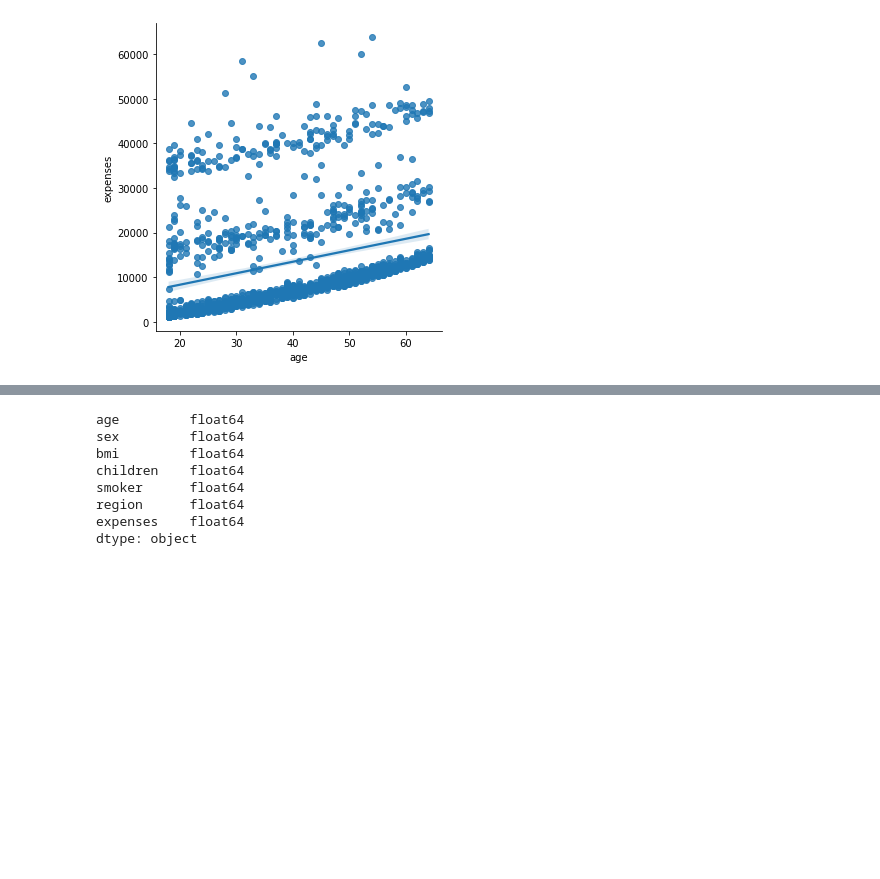
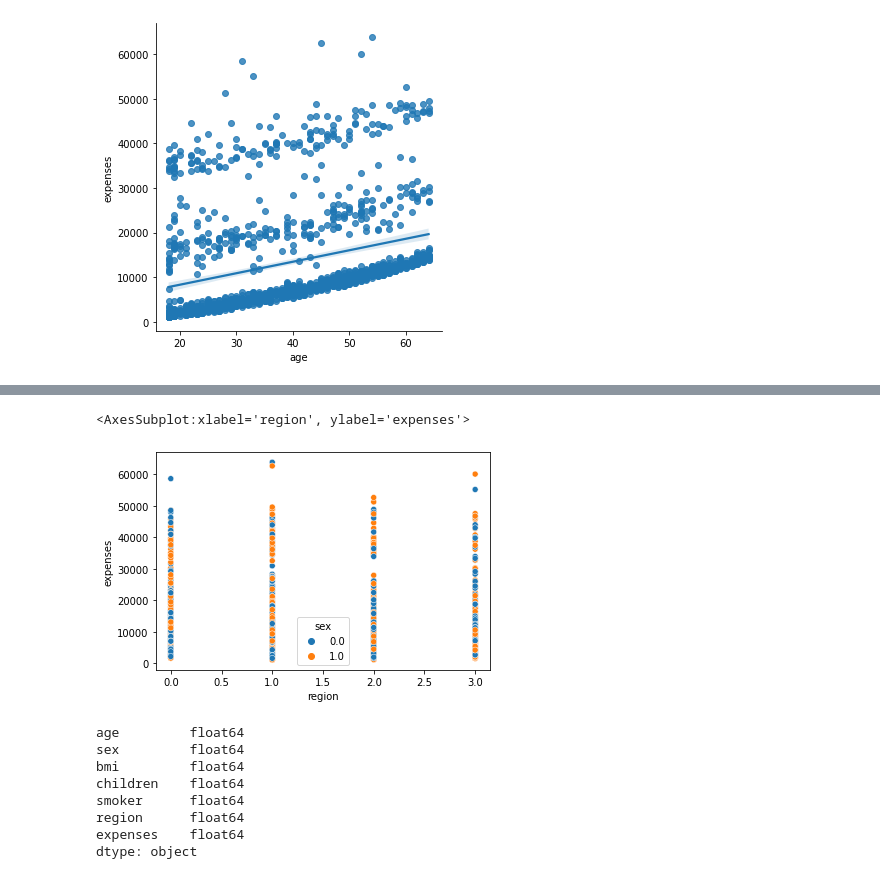
Before and after one commit to huutuongtu/AI_project, a Jupyter notebook: AI.ipynb, the cells around one changed output, grey strips where cells are left out. Cells and saved outputs as stored; diff of their text form; code cells hidden in the pictures; blank space fills up the shorter version.

```diff
--- a/AI.ipynb
+++ b/AI.ipynb
@@ -80,4 +81,10 @@ sns.scatterplot(x = insurance['children'], y = insurance['expenses'])
 [figure]
+# %%
+sns.scatterplot(x = insurance['region'], y = insurance['expenses'], hue = insurance['sex'])
+# sns.scatterplot(x = insurance['region'], y = insurance['expenses'])
+# %% [output]
+<AxesSubplot:xlabel='region', ylabel='expenses'>
+[figure, added]
 # %%
 insurance.dtypes
 # %% [output]
```
Also changed, not shown: parts of 24 cells of this notebook.
